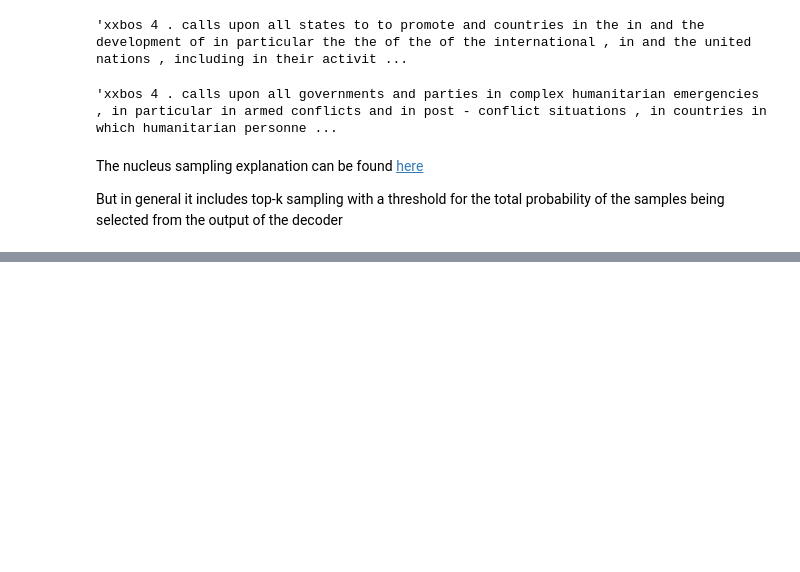
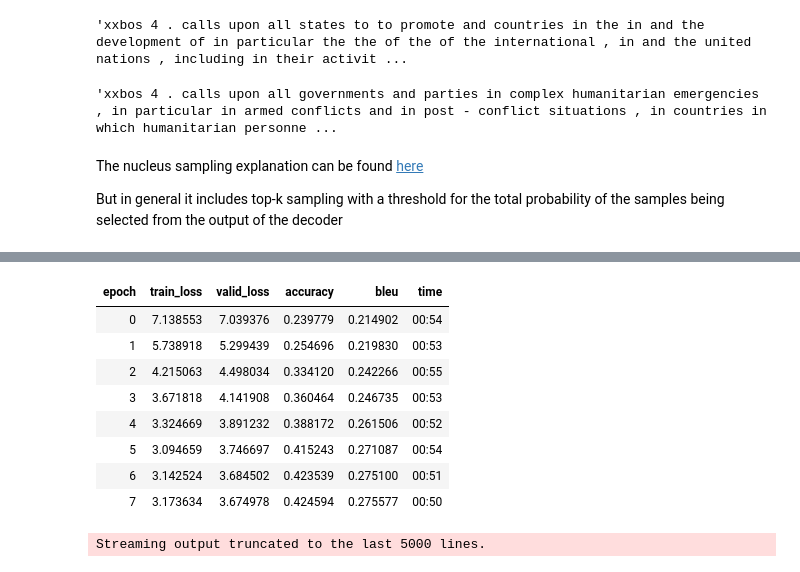
Before and after one commit to deep1401/Ablation-Analysis-of-Seq2Seq-Models-and-Vanilla-Transformers-for-Spanish-to-English-Translation, a Jupyter notebook: Neural_Machine_Translation.ipynb, the cells around one changed output, grey strips where cells are left out. Saved outputs shown, nothing was run; the diff lists cells and outputs as text; code cells hidden in the pictures; blank space fills up the shorter version.

```diff
--- a/Neural_Machine_Translation.ipynb
+++ b/Neural_Machine_Translation.ipynb
@@ -811,0 +960,13 @@ But in general it includes top-k sampling with a threshold for the total probabi
+# %%
+learn.fit_one_cycle(8, 1e-4, div_factor=5)
+# %% [output]
+| epoch | train_loss | valid_loss | accuracy | bleu | time |
+| 0 | 7.138553 | 7.039376 | 0.239779 | 0.214902 | 00:54 |
+| 1 | 5.738918 | 5.299439 | 0.254696 | 0.219830 | 00:53 |
+| 2 | 4.215063 | 4.498034 | 0.334120 | 0.242266 | 00:55 |
+| 3 | 3.671818 | 4.141908 | 0.360464 | 0.246735 | 00:53 |
+| 4 | 3.324669 | 3.891232 | 0.388172 | 0.261506 | 00:52 |
+| 5 | 3.094659 | 3.746697 | 0.415243 | 0.271087 | 00:54 |
+| 6 | 3.142524 | 3.684502 | 0.423539 | 0.275100 | 00:51 |
+| 7 | 3.173634 | 3.674978 | 0.424594 | 0.275577 | 00:50 |
+Streaming output truncated to the last 5000 lines.
```
Also changed, not shown: parts of 35 cells of this notebook.
